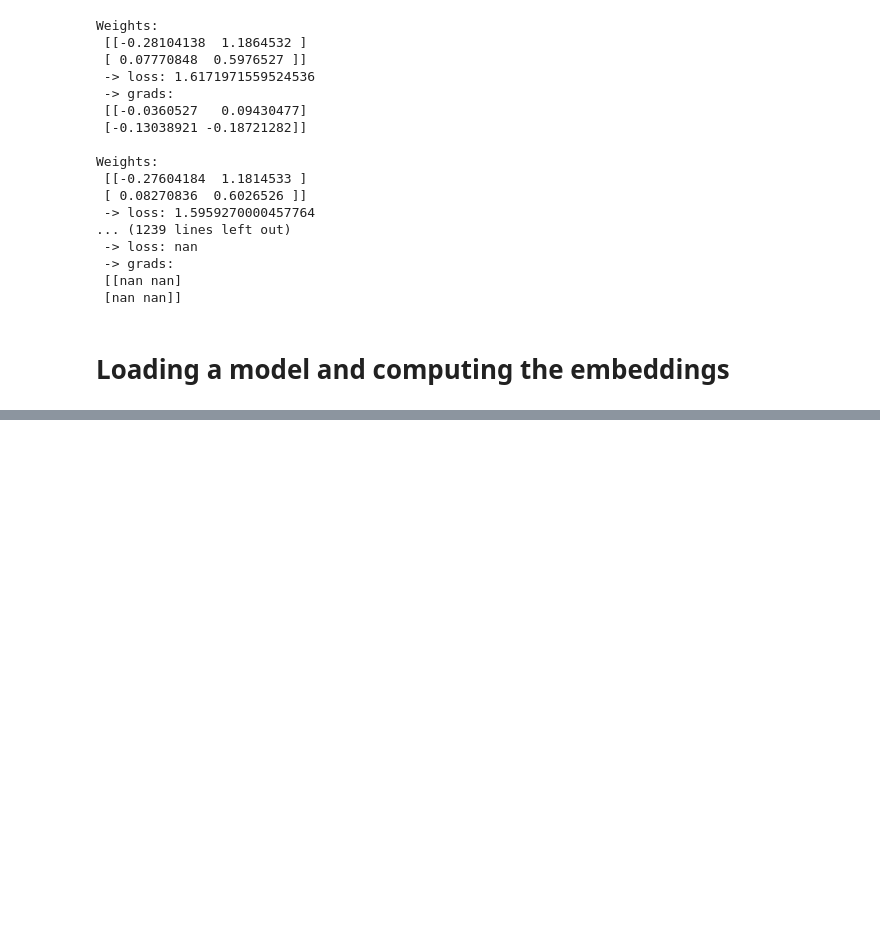
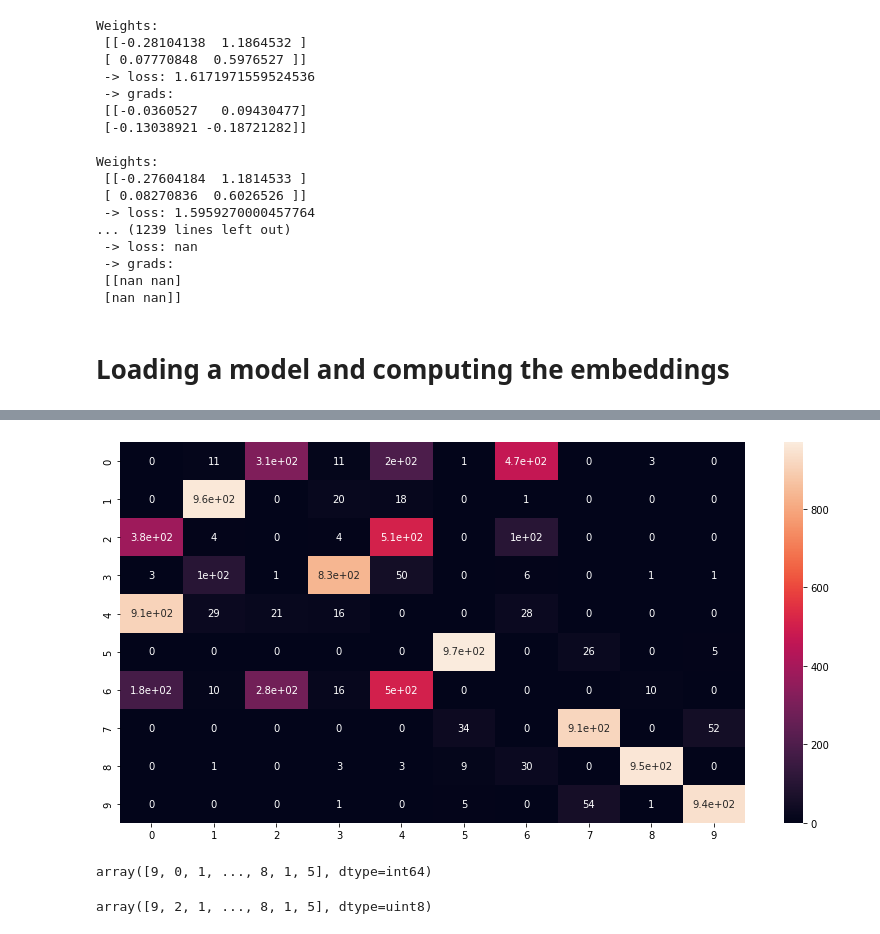
Before and after one commit to Gaspard-a11y/ArcSong, a Jupyter notebook: demo_NaN.ipynb, the cells around one changed output, grey strips where cells are left out. Cells and saved outputs as stored; diff of their text form; code cells hidden in the pictures; blank space fills up the shorter version.

```diff
--- a/demo_NaN.ipynb
+++ b/demo_NaN.ipynb
@@ -898,0 +974,14 @@ plt.show()
+# %%
+plt.figure(figsize=(14,7))
+sns.heatmap(confusion_matrix_arc, annot=True)
+plt.show()
+# %% [output]
+[figure, added]
+# %%
+y_pred_arc
+# %% [output]
+array([9, 0, 1, ..., 8, 1, 5], dtype=int64)
+# %%
+y_test
+# %% [output]
+array([9, 2, 1, ..., 8, 1, 5], dtype=uint8)
```
Also changed, not shown: parts of 10 cells of this notebook, 2 other files.
